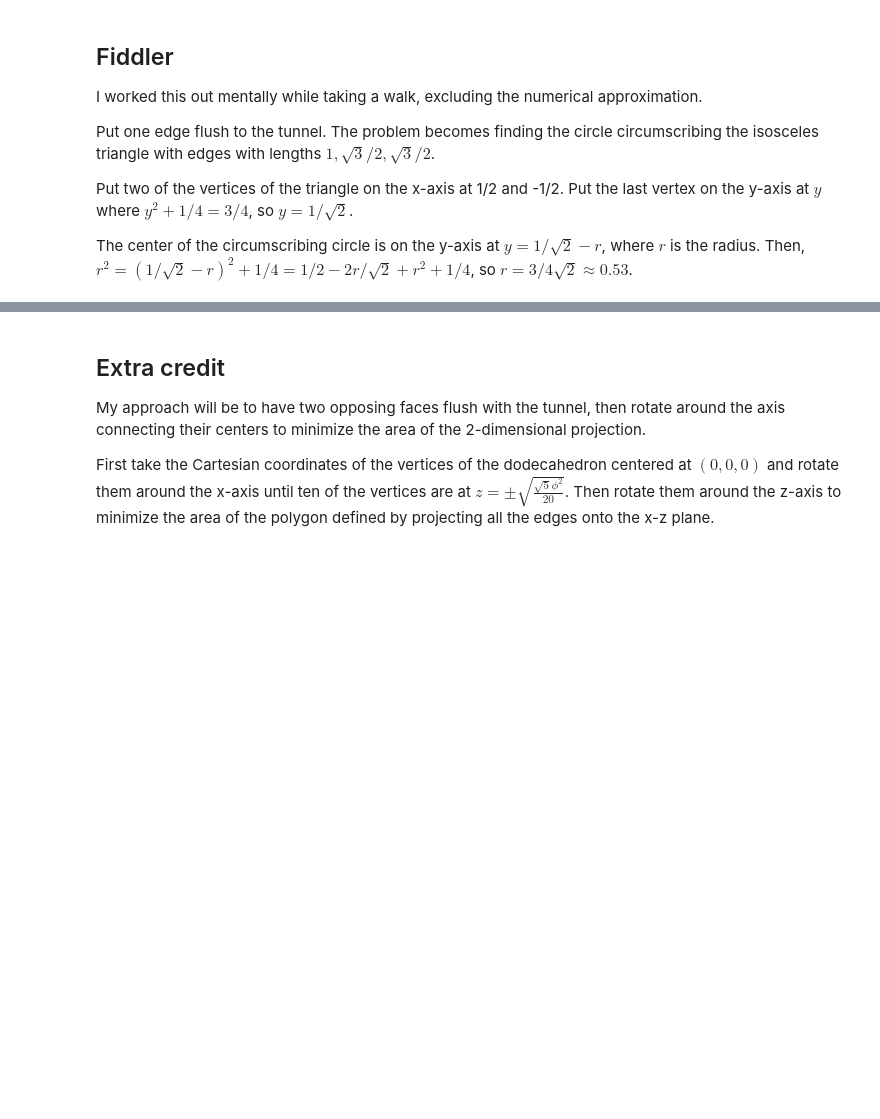
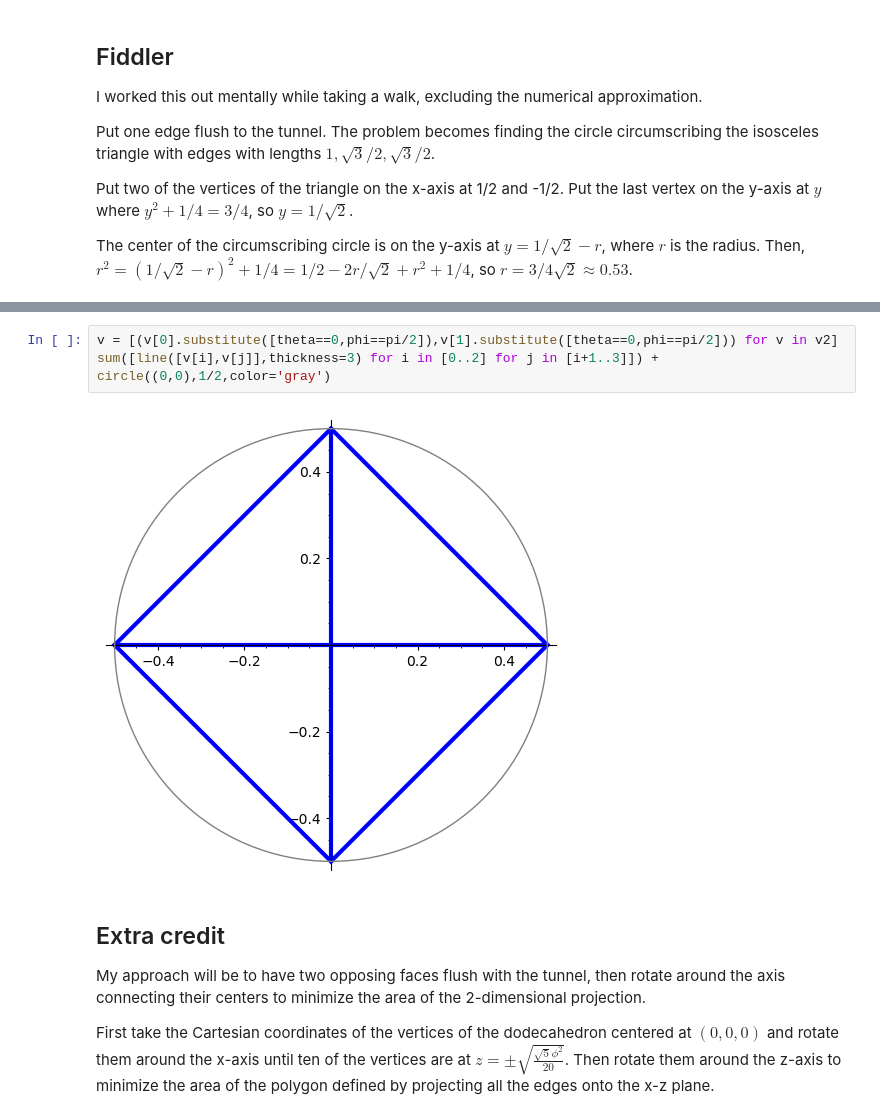
Before and after one commit to qpliu/sunday-puzzle, a Jupyter notebook: riddler/2026/20260403.ipynb, the cells around one changed output, grey strips where cells are left out. Drawn from its saved outputs; the diff is of its cells as text; blank space fills up the shorter version.

```diff
--- a/riddler/2026/20260403.ipynb
+++ b/riddler/2026/20260403.ipynb
@@ -18,3 +64,8 @@ $r = 3/4\sqrt2 \approx 0.53$.
+# %%
+v = [(v[0].substitute([theta==0,phi==pi/2]),v[1].substitute([theta==0,phi==pi/2])) for v in v2]
+sum([line([v[i],v[j]],thickness=3) for i in [0..2] for j in [i+1..3]]) + circle((0,0),1/2,color='gray')
+# %% [output]
+[figure, added]
 # %% [markdown]
 Extra credit
 ------------
```
Also changed, not shown: parts of 9 cells of this notebook.
